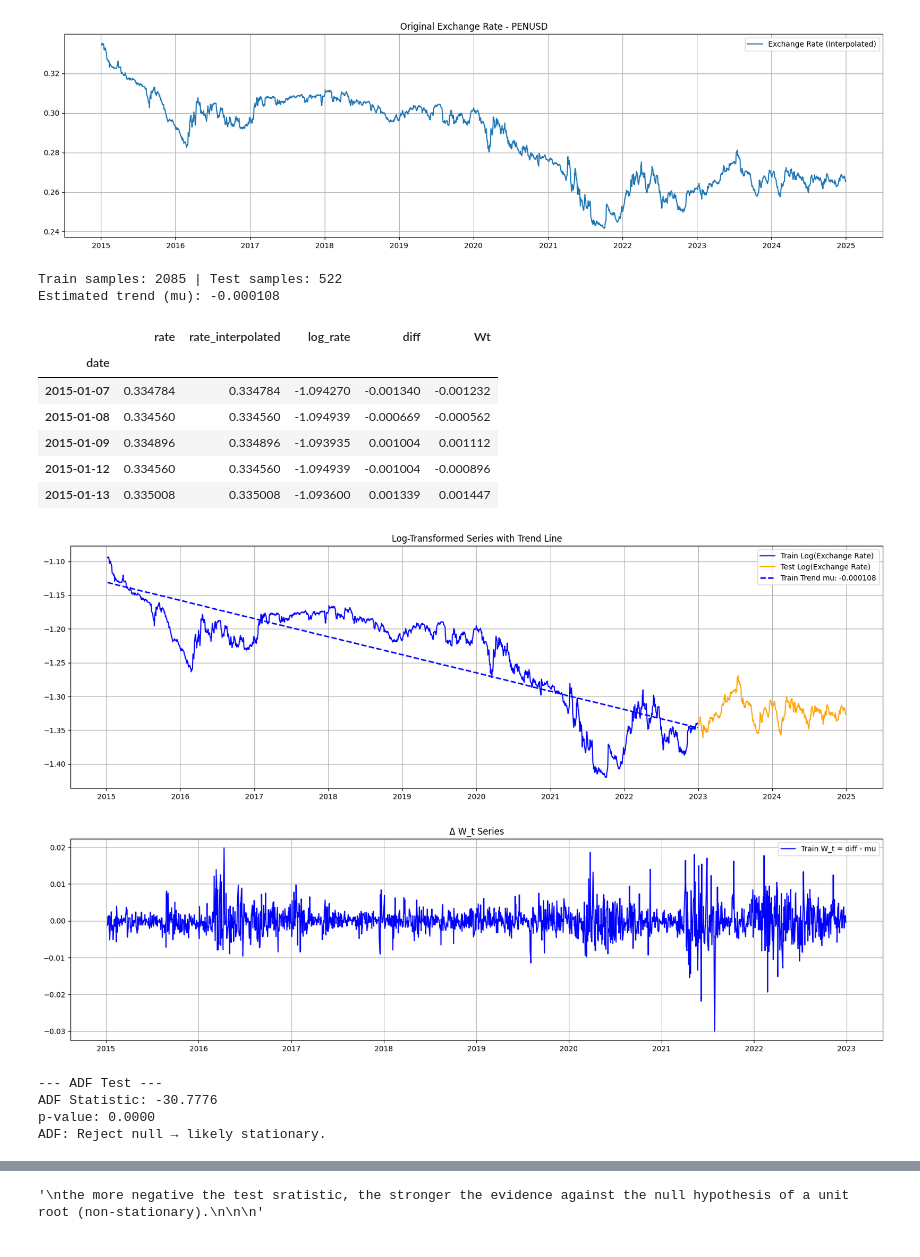
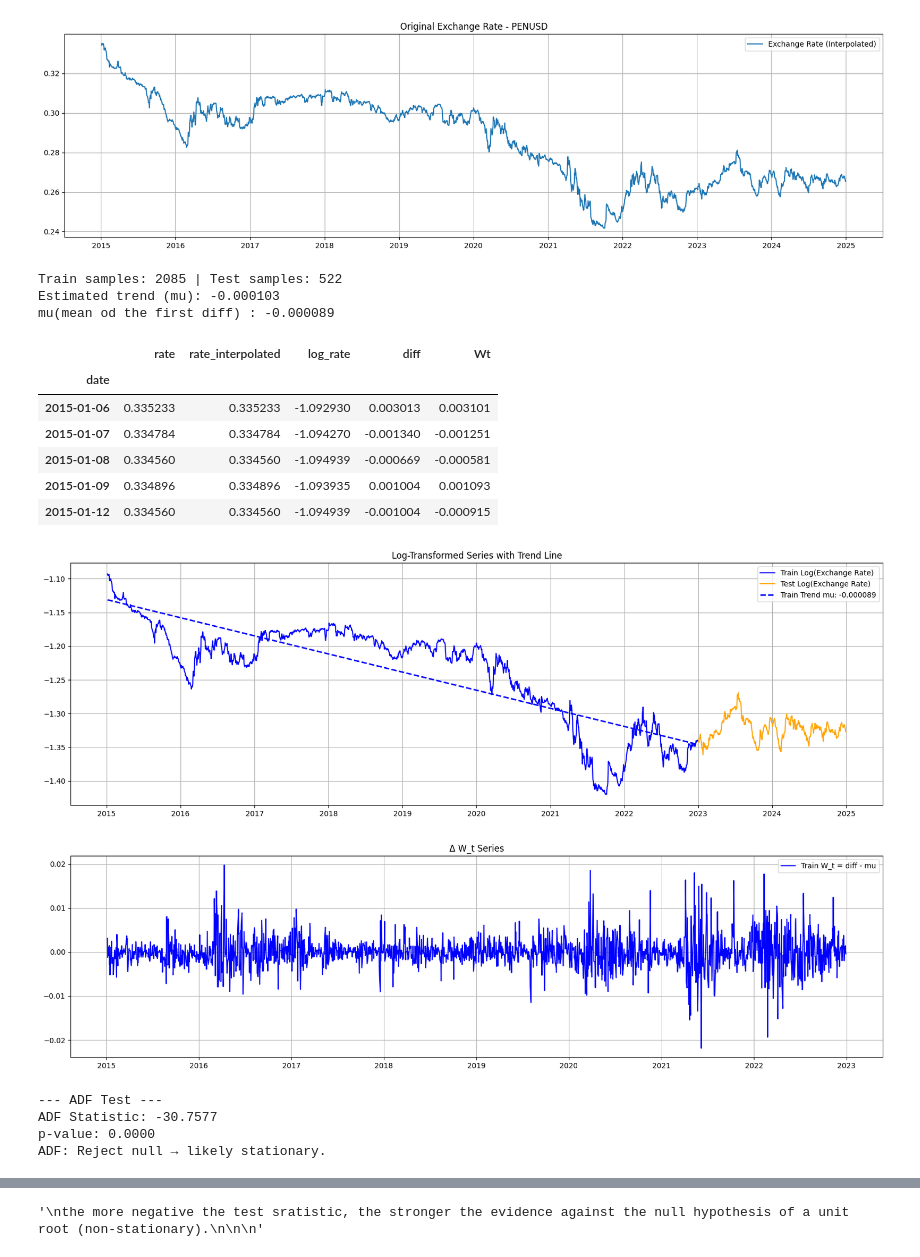
Before and after one commit to kenjihilasak/exchange-rate-forecasting, a Jupyter notebook: 2. preprocesing/prepro.ipynb, the cells around one changed output, grey strips where cells are left out. Drawn from its saved outputs; the diff is of its cells as text; code cells hidden in the pictures.

```diff
--- a/2. preprocesing/prepro.ipynb
+++ b/2. preprocesing/prepro.ipynb
@@ -108,7 +109,8 @@ def difference_series(df, col='log_rate'):
     Adds a new column 'diff' to the DataFrame.
     """
     df['diff'] = df[col].diff()
-    df = df.dropna()  # Drop the first NaN created by differencing
+    # print(df.head())
+    df = df.dropna(subset=['diff'])  # Drop the first NaN created by differencing
     return df
 # %% [markdown]
 ## Estimate trend
@@ -138,9 +147,8 @@ def compute_Wt(df, mu, col='log_rate'):
     """
     Calculate W_t = diff - mu
     """
-    df['diff'] = df[col].diff()
     df['Wt'] = df['diff'] - mu
-    return df.dropna()
+    return df
 # %% [markdown]
 ## Test seasonality
 # %%
@@ -473,53 +484,56 @@ train_df = difference_series(train_df, col='log_rate')
 
 # estimate trend (mu)
 mu_train, intercept_train, t_train, trend_line_train  = estimate_trend(train_df)
+mu_train = df['log_rate'].diff().mean()  # Using mu = mean of the first difference
+print(f"mu(mean od the first diff) : {mu_train:.6f}")
 train_df = compute_Wt(train_df, mu_train) # diff() - mu
 
 train_df.head()
 # %% [output]
 Train samples: 2085 | Test samples: 522
-Estimated trend (mu): -0.000108
+Estimated trend (mu): -0.000103
+mu(mean od the first diff) : -0.000089
 |  | rate | rate_interpolated | log_rate | diff | Wt |
 | date |  |  |  |  |  |
-| 2015-01-07 | 0.334784 | 0.334784 | -1.094270 | -0.001340 | -0.001232 |
-| 2015-01-08 | 0.334560 | 0.334560 | -1.094939 | -0.000669 | -0.000562 |
-| 2015-01-09 | 0.334896 | 0.334896 | -1.093935 | 0.001004 | 0.001112 |
-| 2015-01-12 | 0.334560 | 0.334560 | -1.094939 | -0.001004 | -0.000896 |
-| 2015-01-13 | 0.335008 | 0.335008 | -1.093600 | 0.001339 | 0.001447 |
+| 2015-01-06 | 0.335233 | 0.335233 | -1.092930 | 0.003013 | 0.003101 |
+| 2015-01-07 | 0.334784 | 0.334784 | -1.094270 | -0.001340 | -0.001251 |
+| 2015-01-08 | 0.334560 | 0.334560 | -1.094939 | -0.000669 | -0.000581 |
+| 2015-01-09 | 0.334896 | 0.334896 | -1.093935 | 0.001004 | 0.001093 |
+| 2015-01-12 | 0.334560 | 0.334560 | -1.094939 | -0.001004 | -0.000915 |
 # %%
 # Export test_df to CSV
 test_df.to_csv('test_df_usdpen.csv')
 # %%
 # Plot train and test of the log-transformed series, with trend lines
 fig, ax = plt.subplots(1, 1, figsize=(20, 6), sharex=True)
 
 # Plot train and test of the log-transformed series
 ax.plot(train_df.index, train_df['log_rate'], label='Train Log(Exchange Rate)', color='blue')
 ax.plot(test_df.index, test_df['log_rate'], label='Test Log(Exchange Rate)', color='orange')
 
 # Plot trend lines (align lengths after differencing)
-ax.plot(train_df.index, trend_line_train[1:], label=f'Train Trend mu: {mu_train:.6f}', color='blue', linestyle='--', linewidth=2)
+ax.plot(train_df.index, trend_line_train, label=f'Train Trend mu: {mu_train:.6f}', color='blue', linestyle='--', linewidth=2)
 
 ax.set_title('Log-Transformed Series with Trend Line')
 ax.legend()
 ax.grid(True)
 plt.show()
 
 #plot the W_t
 fig, ax = plt.subplots(figsize=(20, 5))
 ax.plot(train_df.index, train_df['Wt'], label='Train W_t = diff - mu', color='blue')
 ax.legend()
 ax.set_title('Δ W_t Series')
 ax.grid(True)
 # %% [output]
 [figure]
-[figure, old version]
+[figure, new version]
 # %%
 # Testing Stationarity of W_t
 test_stationarity(train_df['Wt'])
 # %% [output]
 --- ADF Test ---
-ADF Statistic: -30.7776
+ADF Statistic: -30.7577
 p-value: 0.0000
 ADF: Reject null → likely stationary.
 # %%
```
Also changed, not shown: parts of 12 cells of this notebook, 25 other files.
